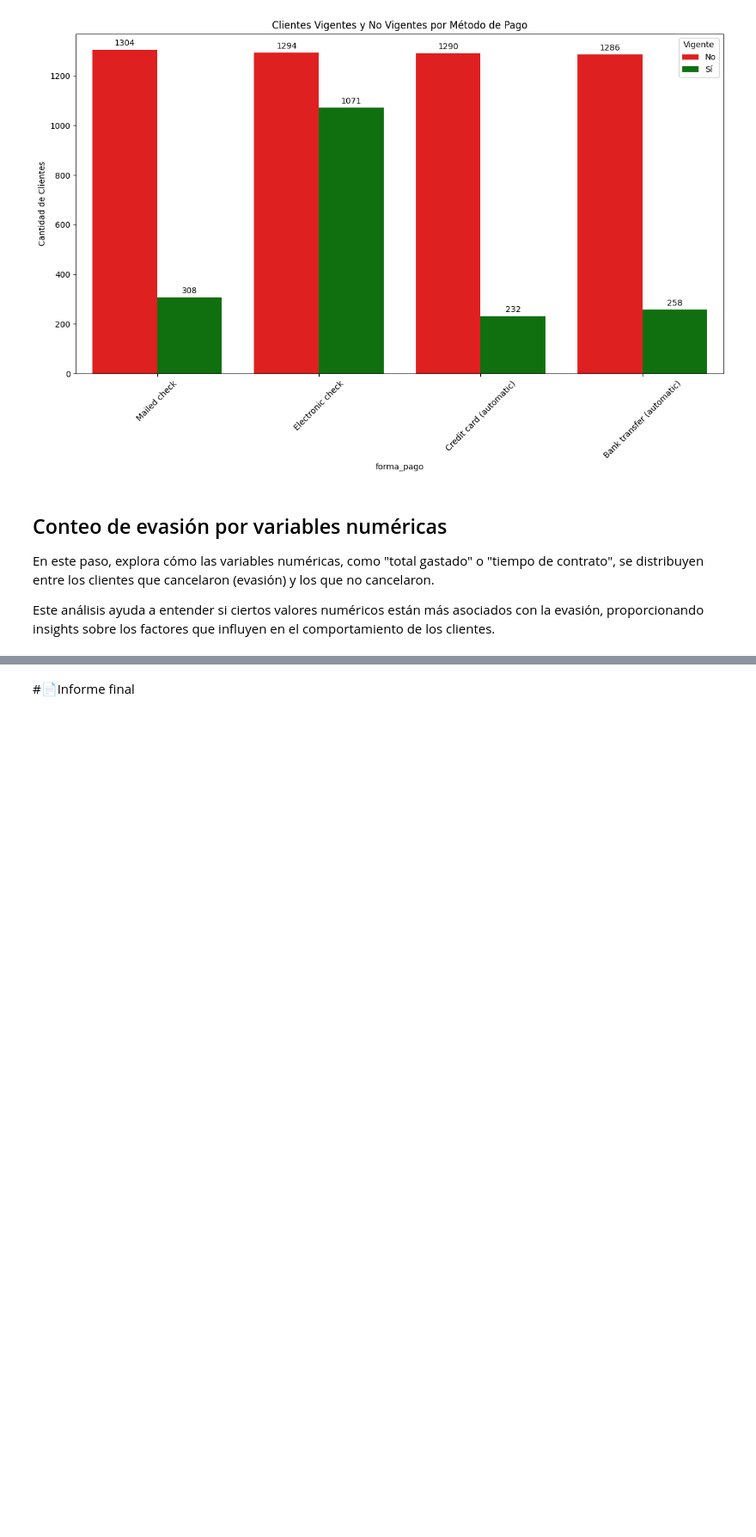
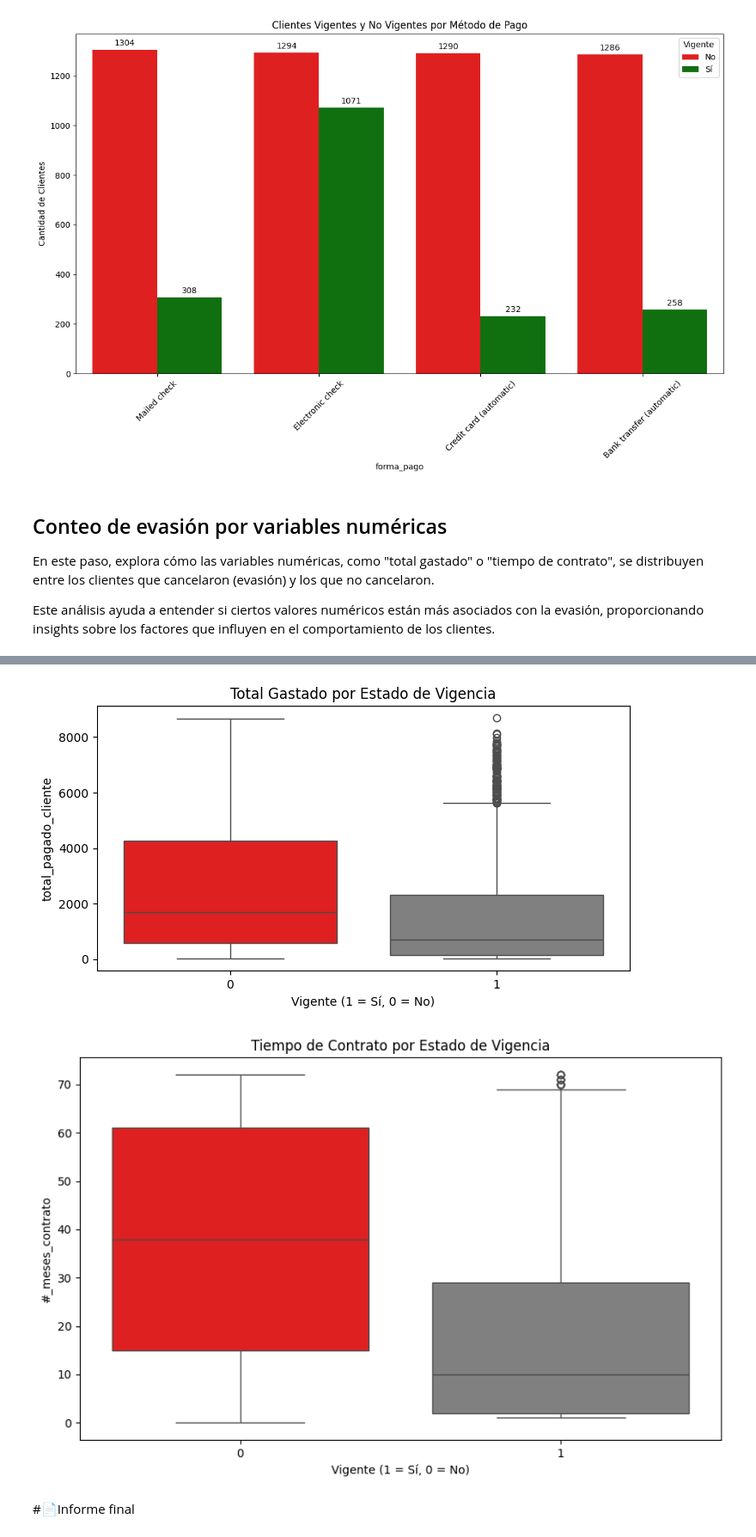
Before and after one commit to Starleen1996/Challenger_Telecom_Latam, a Jupyter notebook: TelecomX_LATAM.ipynb, the cells around one changed output, grey strips where cells are left out. Shown: that part at 86% size. Saved outputs shown, nothing was run; the diff lists cells and outputs as text; code cells hidden in the pictures; blank space fills up the shorter version.

```diff
--- a/TelecomX_LATAM.ipynb
+++ b/TelecomX_LATAM.ipynb
@@ -690,2 +723,29 @@ Este análisis ayuda a entender si ciertos valores numéricos están más asocia
+# %%
+# Boxplot para detectar diferencias y outliers
+#Los boxplots te permiten comparar de forma clara la mediana y detectar diferencias en la dispersión:
+#total_pagado_cliente → cuánto dinero ha gastado cada cliente.
+##_meses_contrato → duración del contrato (en meses).
+#Ambas variables se analizan comparando a los clientes que están vigentes (1) vs. los que ya no están (0).
+
+# Boxplot total gastado
+plt.figure(figsize=(8, 4))
+sns.boxplot(data=df_clientes_LATAM, x='cliente_vigente', y='total_pagado_cliente', hue='cliente_vigente',
+            palette={1: 'gray', 0: 'red'}, legend=False)
+plt.title('Total Gastado por Estado de Vigencia')
+plt.xlabel('Vigente (1 = Sí, 0 = No)')
+plt.ylabel('total_pagado_cliente')
+plt.show()
+
+# Boxplot tiempo contrato
+plt.figure(figsize=(10, 6))
+sns.boxplot(data=df_clientes_LATAM, x='cliente_vigente', y='#_meses_contrato',hue='cliente_vigente',
+            palette={1: 'gray', 0: 'red'},legend=False)
+plt.title('Tiempo de Contrato por Estado de Vigencia')
+plt.xlabel('Vigente (1 = Sí, 0 = No)')
+plt.ylabel('#_meses_contrato')
+plt.show()
+# %% [output]
+[figure, added]
+[figure, added]
 # %% [markdown]
 #📄Informe final
```
Also changed, not shown: parts of 2 cells of this notebook.
